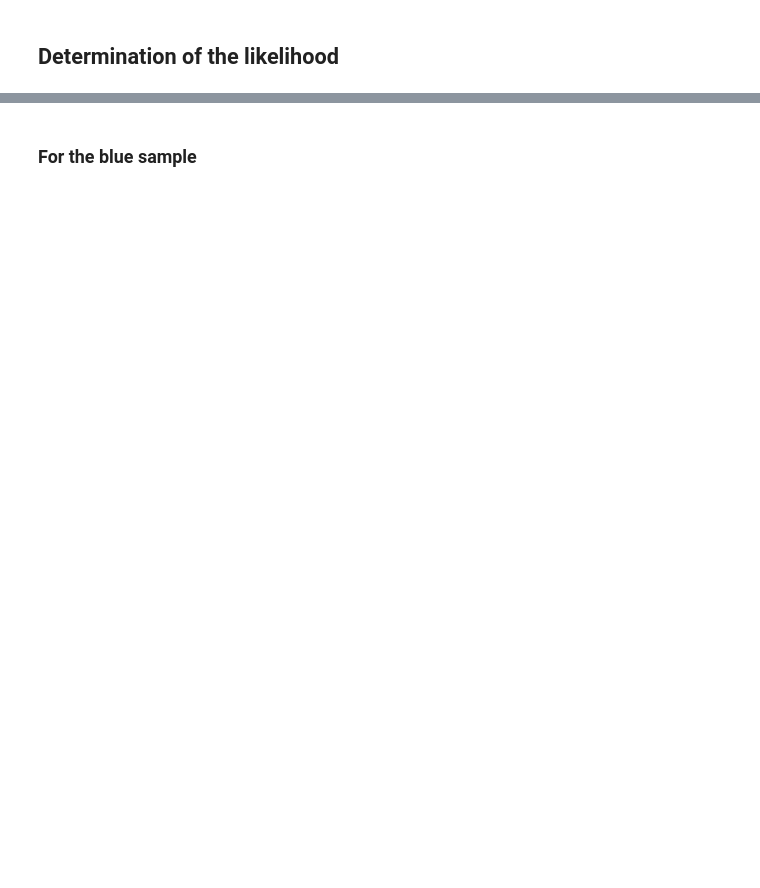
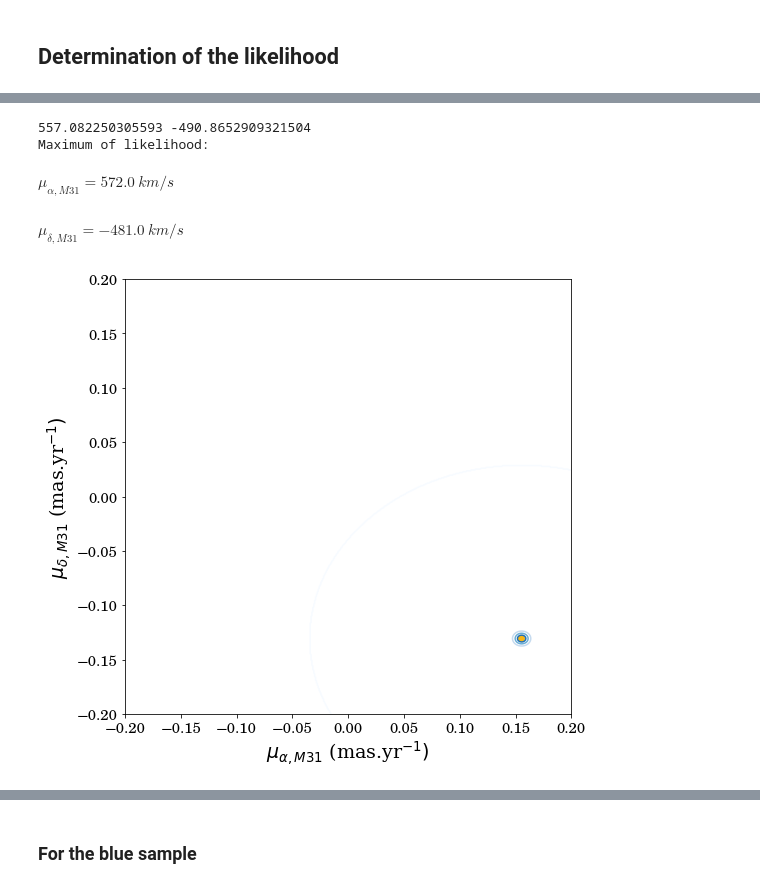
Before and after one commit to SamuelLimbo/AndromedaProperMotion, a Jupyter notebook: Likelihood.ipynb, the cells around one changed output, grey strips where cells are left out. Cells and saved outputs as stored; diff of their text form; code cells hidden in the pictures; blank space fills up the shorter version.

```diff
--- a/Likelihood.ipynb
+++ b/Likelihood.ipynb
@@ -318,0 +380,10 @@ class LikelihooD():
+# %%
+Test = MockData(GaiaDataBlue, ModelDataBlue)
+ObjLike = LikelihooD(500, GaiaDataBlue, ModelDataBlue, Test, "Blues")
+ObjLike.Execute()
+# %% [output]
+557.082250305593 -490.8652909321504
+Maximum of likelihood:
+$\displaystyle \mu_{\alpha, M31} = 572.0\ km/s$
+$\displaystyle \mu_{\delta, M31} = -481.0\ km/s$
+[figure, added]
```
Also changed, not shown: parts of 24 cells of this notebook.
